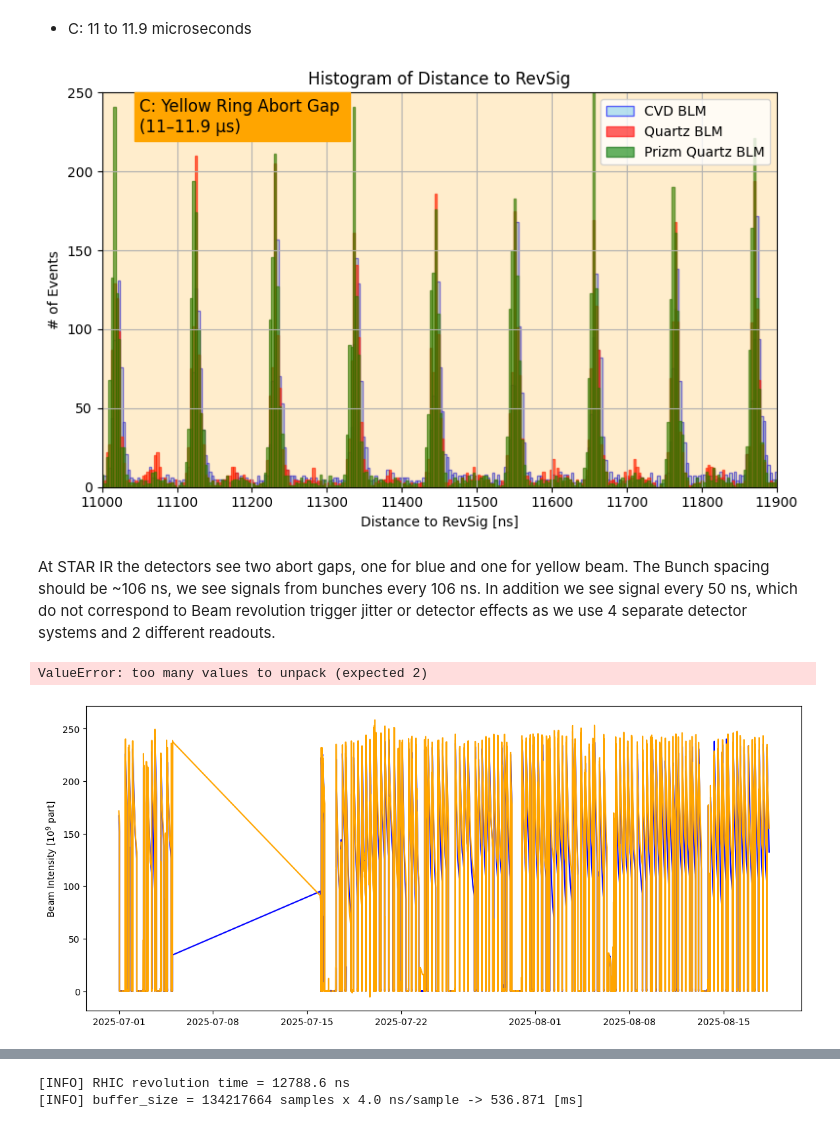
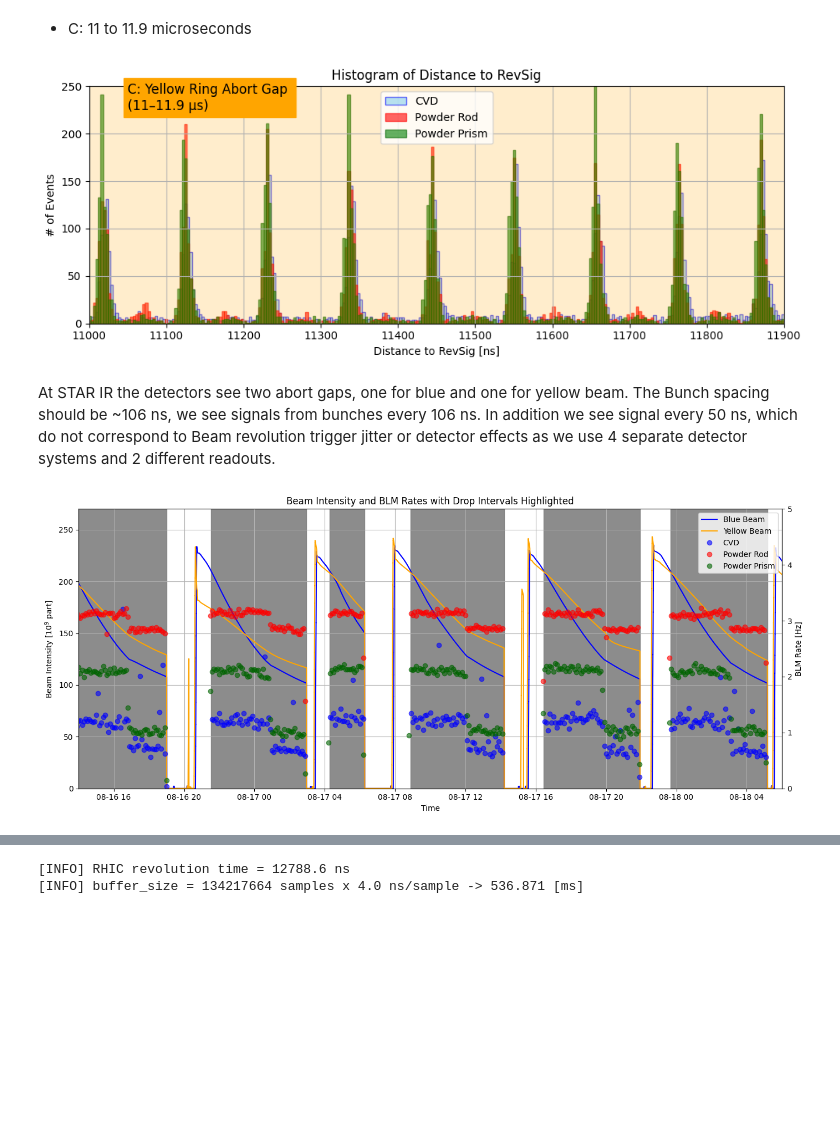
Before and after one commit to mohaas33/rhic_blm_daq, a Jupyter notebook: RHIC_BLM_2025_AuAu.ipynb, the cells around one changed output, grey strips where cells are left out. Cells and saved outputs as stored; diff of their text form; code cells hidden in the pictures; blank space fills up the shorter version.

```diff
--- a/RHIC_BLM_2025_AuAu.ipynb
+++ b/RHIC_BLM_2025_AuAu.ipynb
@@ -13,7 +13,7 @@ import glob
 
 # definitions
 blm_col = {1:'blue', 2:'red', 3:'darkgreen'}
-ch_label = {1:'CVD BLM', 2:'Quartz BLM', 3:'Prizm Quartz BLM'}
+ch_label = {1:'CVD', 2:'Powder Rod', 3:'Powder Prism'}
 local_fontsize = 12
 # %% [markdown]
 ## Collecting data files and make DataFrames:
@@ -673,35 +673,35 @@ plt.show()
 - C: 11 to 11.9 microseconds
 # %%
 # Plot histogram
-fig, ax = plt.subplots(figsize=(8, 5))
+fig, ax = plt.subplots(figsize=(10,4))
 
 # Plot histogram as usual
 ax.hist(all_distances_1, bins=4000, color='skyblue', edgecolor=blm_col[1], label=ch_label[1], alpha=0.6)
 ax.hist(all_distances_2, bins=4000, color='red', edgecolor=blm_col[2], label=ch_label[2], alpha=0.6)
 ax.hist(all_distances_3, bins=4000, color='green', edgecolor=blm_col[3], label=ch_label[3], alpha=0.6)
 
 ax.set_xlim(11e3, 11.9e3)
 ax.set_ylim(0, 250)
 ax.set_xlabel('Distance to RevSig [ns]')
 ax.set_ylabel('# of Events')
 ax.set_title('Histogram of Distance to RevSig')
 # Add the green box
 rect = patches.Rectangle((11e3, 0), 1000, ax.get_ylim()[1], linewidth=0, facecolor='orange', alpha=0.2)
 ax.add_patch(rect)
 
 # Add the label inside the green box
 ax.text(11050, ax.get_ylim()[1]*0.9, 'C: Yellow Ring Abort Gap \n(11–11.9 µs)',
         fontsize=local_fontsize, color='black', backgroundcolor='orange')
 
 ax.grid(True)
 ax.legend()
 
 plt.tight_layout()
 plt.savefig(f"./Plots/revsig_{date_string}_C.png", dpi=300)
 
 plt.show()
 # %% [output]
-[figure, old version]
+[figure, new version]
 # %% [markdown]
 At STAR IR the detectors see two abort gaps, one for blue and one for yellow beam. The Bunch spacing should be ~106 ns, we see signals from bunches every 106 ns. In addition we see signal every 50 ns, which do not correspond to Beam revolution trigger jitter or detector effects as we use 4 separate detector systems and 2 different readouts.
 # %%
@@ -757,8 +757,8 @@ while i < len(current) - 1:
         i += 1
 # %%
 fig, ax1 = plt.subplots(figsize=(14, 6))
-start_time = pd.to_datetime("2025-07-20 14:00:00")
-end_time = pd.to_datetime("2025-08-18 01:00:00")
+start_time = pd.to_datetime("2025-08-16 14:00:00")
+end_time = pd.to_datetime("2025-8-18 06:00:00")
 
 # Left Y-axis (ax1) — Beam Current
 ax1.plot(df_current.index, df_current['bluDCCTtotal'], label='Blue Beam', color='blue')
@@ -786,6 +786,8 @@ ax1.legend(lines1 + lines2, labels1 + labels2, loc='upper right')
 
 ax1.set_xlim(start_time, end_time)
 ax2.set_xlim(start_time, end_time)
+ax1.set_ylim(0, 270)
+ax2.set_ylim(0, 5)
 # X-axis and Title
 ax1.set_xlabel("Time")
 plt.title("Beam Intensity and BLM Rates with Drop Intervals Highlighted")
@@ -795,8 +797,7 @@ plt.tight_layout()
 plt.savefig(f"./Plots/stable_beam_intervals_{use_dates}.png", dpi=300)
 plt.show()
 # %% [output]
-ValueError: too many values to unpack (expected 2)
-[figure, old version]
+[figure, new version]
 # %%
 print(combined.head())
 fig, ax1 = plt.subplots(figsize=(14, 6))
```
Also changed, not shown: parts of 24 cells of this notebook.
